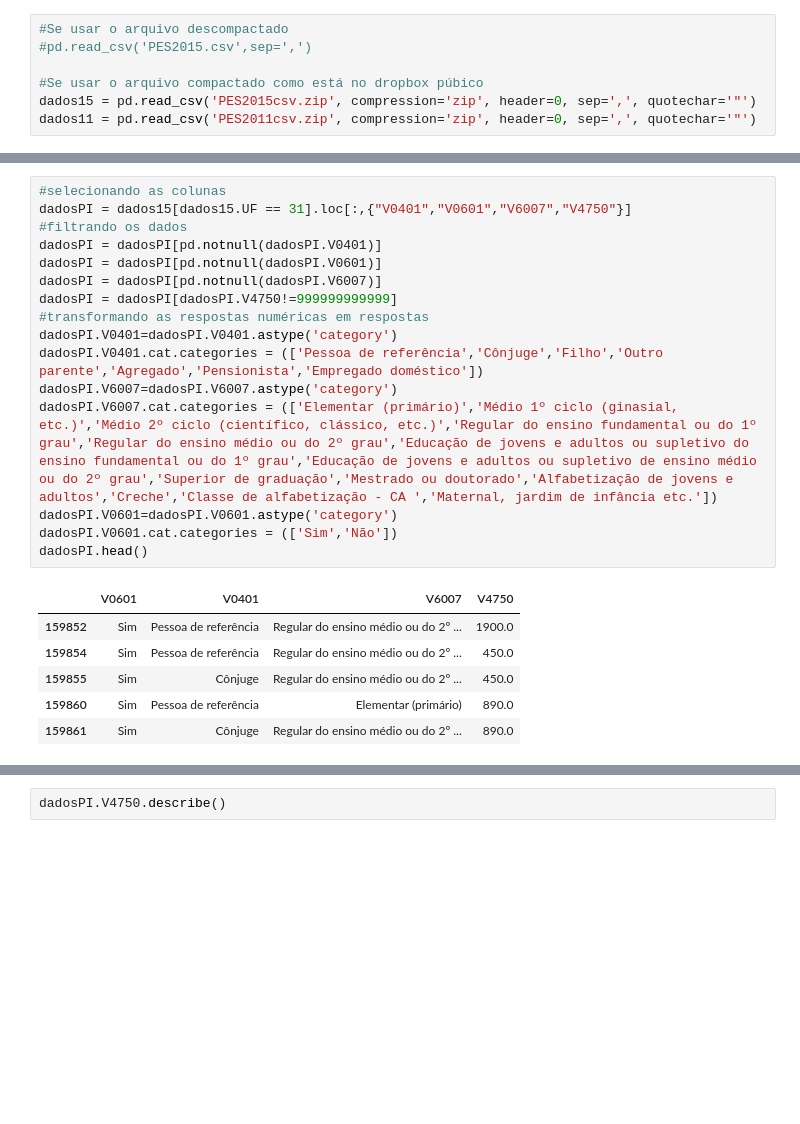
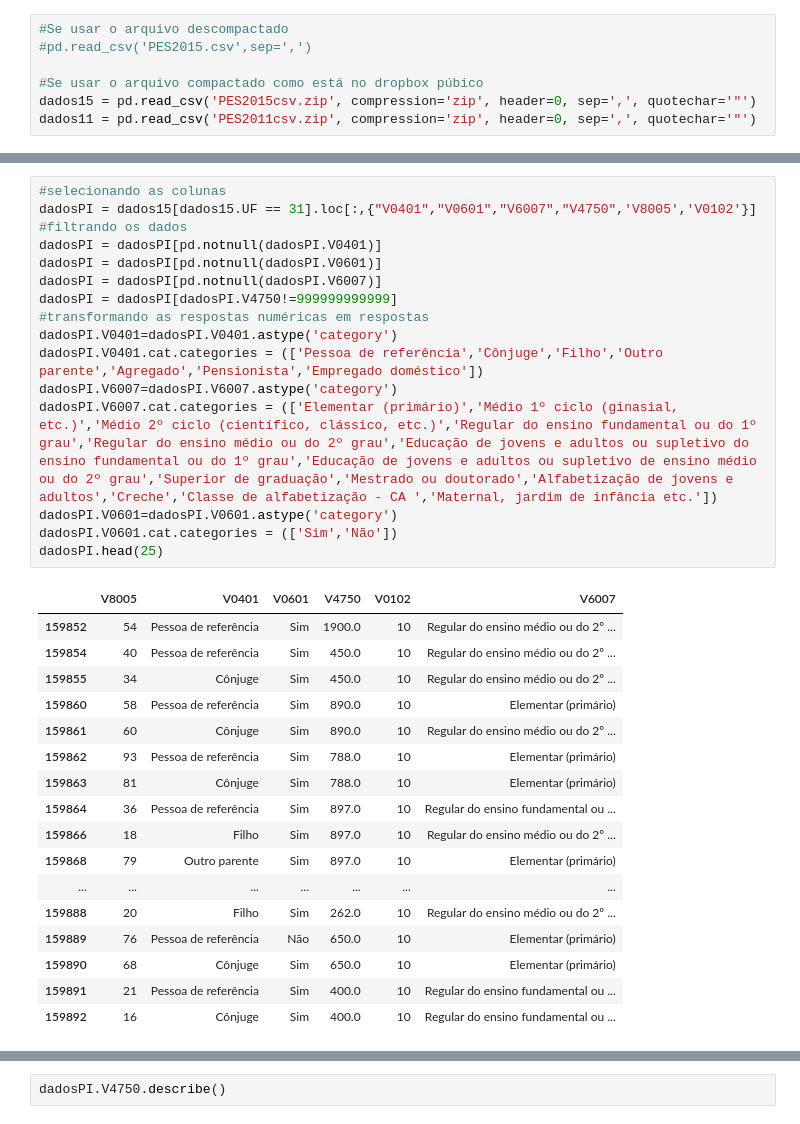
Before and after one commit to andreneustein/cd2018, a Jupyter notebook: Projeto1 Layout.ipynb, the cells around one changed output, grey strips where cells are left out. Cells and saved outputs as stored; diff of their text form; blank space fills up the shorter version.

```diff
--- a/Projeto1 Layout.ipynb
+++ b/Projeto1 Layout.ipynb
@@ -39,23 +61,34 @@ dados11 = pd.read_csv('PES2011csv.zip', compression='zip', header=0, sep=',', qu
 # %%
 #selecionando as colunas
-dadosPI = dados15[dados15.UF == 31].loc[:,{"V0401","V0601","V6007","V4750"}]
+dadosPI = dados15[dados15.UF == 31].loc[:,{"V0401","V0601","V6007","V4750",'V8005','V0102'}]
 #filtrando os dados
 dadosPI = dadosPI[pd.notnull(dadosPI.V0401)]
 dadosPI = dadosPI[pd.notnull(dadosPI.V0601)]
 dadosPI = dadosPI[pd.notnull(dadosPI.V6007)]
 dadosPI = dadosPI[dadosPI.V4750!=999999999999]
 #transformando as respostas numéricas em respostas
 dadosPI.V0401=dadosPI.V0401.astype('category')
 dadosPI.V0401.cat.categories = (['Pessoa de referência','Cônjuge','Filho','Outro parente','Agregado','Pensionista','Empregado doméstico'])
 dadosPI.V6007=dadosPI.V6007.astype('category')
 dadosPI.V6007.cat.categories = (['Elementar (primário)','Médio 1º ciclo (ginasial, etc.)','Médio 2º ciclo (científico, clássico, etc.)','Regular do ensino fundamental ou do 1º grau','Regular do ensino médio ou do 2º grau','Educação de jovens e adultos ou supletivo do ensino fundamental ou do 1º grau','Educação de jovens e adultos ou supletivo de ensino médio ou do 2º grau','Superior de graduação','Mestrado ou doutorado','Alfabetização de jovens e adultos','Creche','Classe de alfabetização - CA ','Maternal, jardim de infância etc.'])
 dadosPI.V0601=dadosPI.V0601.astype('category')
 dadosPI.V0601.cat.categories = (['Sim','Não'])
-dadosPI.head()
+dadosPI.head(25)
 # %% [output]
-|  | V0601 | V0401 | V6007 | V4750 |
-| 159852 | Sim | Pessoa de referência | Regular do ensino médio ou do 2º ... | 1900.0 |
-| 159854 | Sim | Pessoa de referência | Regular do ensino médio ou do 2º ... | 450.0 |
-| 159855 | Sim | Cônjuge | Regular do ensino médio ou do 2º ... | 450.0 |
-| 159860 | Sim | Pessoa de referência | Elementar (primário) | 890.0 |
-| 159861 | Sim | Cônjuge | Regular do ensino médio ou do 2º ... | 890.0 |
+|  | V8005 | V0401 | V0601 | V4750 | V0102 | V6007 |
+| 159852 | 54 | Pessoa de referência | Sim | 1900.0 | 10 | Regular do ensino médio ou do 2º ... |
+| 159854 | 40 | Pessoa de referência | Sim | 450.0 | 10 | Regular do ensino médio ou do 2º ... |
+| 159855 | 34 | Cônjuge | Sim | 450.0 | 10 | Regular do ensino médio ou do 2º ... |
+| 159860 | 58 | Pessoa de referência | Sim | 890.0 | 10 | Elementar (primário) |
+| 159861 | 60 | Cônjuge | Sim | 890.0 | 10 | Regular do ensino médio ou do 2º ... |
+| 159862 | 93 | Pessoa de referência | Sim | 788.0 | 10 | Elementar (primário) |
+| 159863 | 81 | Cônjuge | Sim | 788.0 | 10 | Elementar (primário) |
+| 159864 | 36 | Pessoa de referência | Sim | 897.0 | 10 | Regular do ensino fundamental ou ... |
+| 159866 | 18 | Filho | Sim | 897.0 | 10 | Regular do ensino médio ou do 2º ... |
+| 159868 | 79 | Outro parente | Sim | 897.0 | 10 | Elementar (primário) |
+| ... | ... | ... | ... | ... | ... | ... |
+| 159888 | 20 | Filho | Sim | 262.0 | 10 | Regular do ensino médio ou do 2º ... |
+| 159889 | 76 | Pessoa de referência | Não | 650.0 | 10 | Elementar (primário) |
+| 159890 | 68 | Cônjuge | Sim | 650.0 | 10 | Elementar (primário) |
+| 159891 | 21 | Pessoa de referência | Sim | 400.0 | 10 | Regular do ensino fundamental ou ... |
+| 159892 | 16 | Cônjuge | Sim | 400.0 | 10 | Regular do ensino fundamental ou ... |
```
Also changed, not shown: parts of 17 cells of this notebook.
